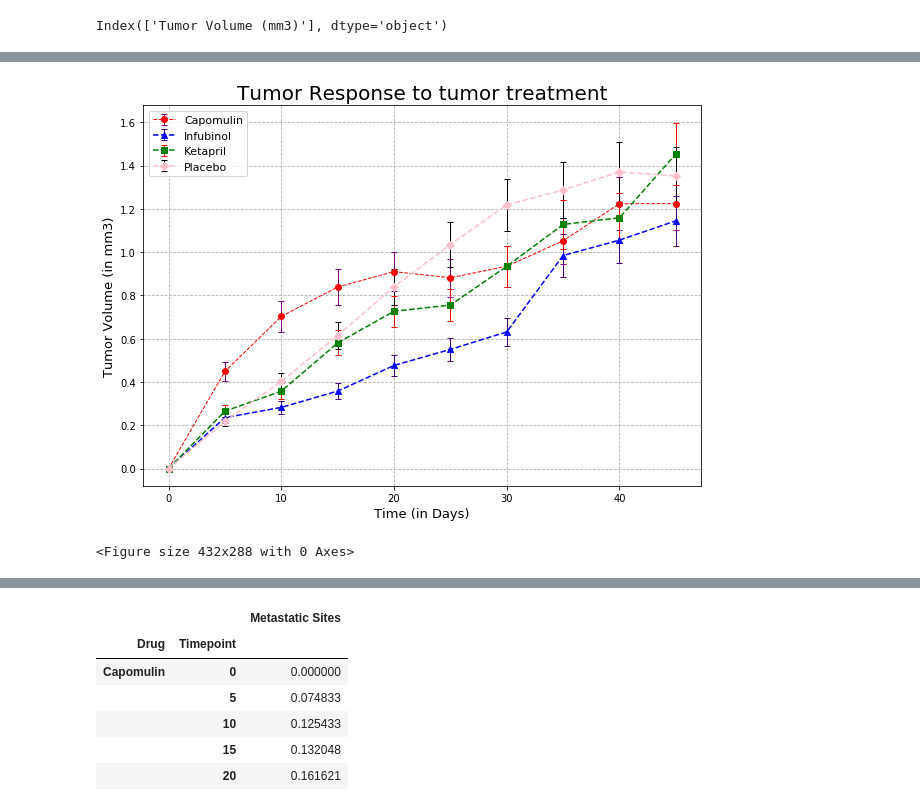
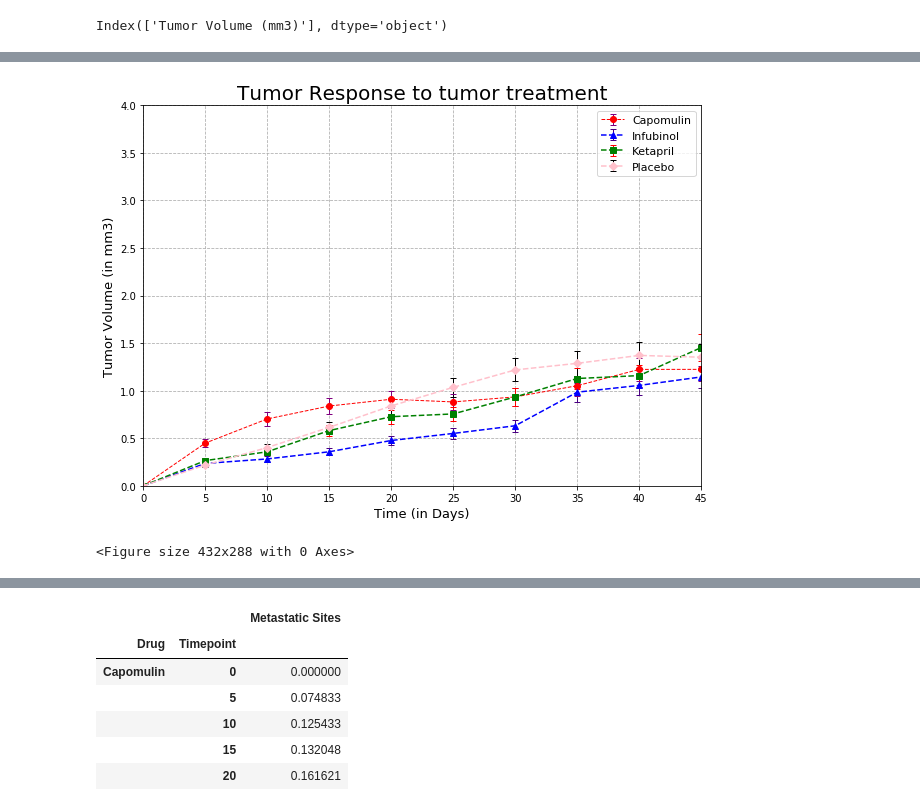
Before and after one commit to Nemeiralal/MatplotlibHW, a Jupyter notebook: pymaceuticals_starter.ipynb, the cells around one changed output, grey strips where cells are left out. Saved outputs shown, nothing was run; the diff lists cells and outputs as text; code cells hidden in the pictures.

```diff
--- a/pymaceuticals_starter.ipynb
+++ b/pymaceuticals_starter.ipynb
@@ -95,34 +103,37 @@ plt.figure(figsize=(10,7))
 
 error = tumor_dataframe["Tumor Volume (mm3)"]["Capomulin"]
 cap=plt.errorbar(x_axis, tumor_plot_dataframe["Capomulin"], yerr=error/10,
                    fmt="o", ls="dashed", linewidth=1, alpha=1, capsize=3,color ="red",ecolor="purple")
 
 
 error = tumor_dataframe["Tumor Volume (mm3)"]["Infubinol"]
 infu=plt.errorbar(x_axis, tumor_plot_dataframe["Infubinol"], yerr=error/10,
                     fmt="^", ls="dashed", elinewidth=1, alpha=1, capsize=3,color ="blue",ecolor="indigo")
 
 error = tumor_dataframe["Tumor Volume (mm3)"]["Ketapril"]
 keta=plt.errorbar(x_axis, tumor_plot_dataframe["Ketapril"], yerr=error/10,
                     fmt="s", ls="dashed", elinewidth=1, alpha=1, capsize=3,color = "green",ecolor="red")
 
 
 error = tumor_dataframe["Tumor Volume (mm3)"]["Placebo"]
 plac=plt.errorbar(x_axis, tumor_plot_dataframe["Placebo"], yerr=error/10,
                     fmt="D", ls="dashed", elinewidth=1, alpha=1, capsize=3,color="pink",ecolor = "black")
 
 plt.title("Tumor Response to tumor treatment", fontsize=20)
 plt.xlabel("Time (in Days)", fontsize=13)
 plt.ylabel("Tumor Volume (in mm3)", fontsize=13)
 
+plt.ylim(0, 4)
+plt.xlim(0, 45)
+
 plt.grid(linestyle="dashed")
 plt.legend((cap, infu, keta, plac), ("Capomulin", "Infubinol", "Ketapril",
                                      "Placebo"), fontsize=11)
 plt.show()
 # Save the Figure
 plt.savefig("errorbar.png")
 # %% [output]
-[figure, old version]
+[figure, new version]
 <Figure size 432x288 with 0 Axes>
 # %%
 ## Metastatic Response to Treatment
```
Also changed, not shown: parts of 10 cells of this notebook, 2 other files.
